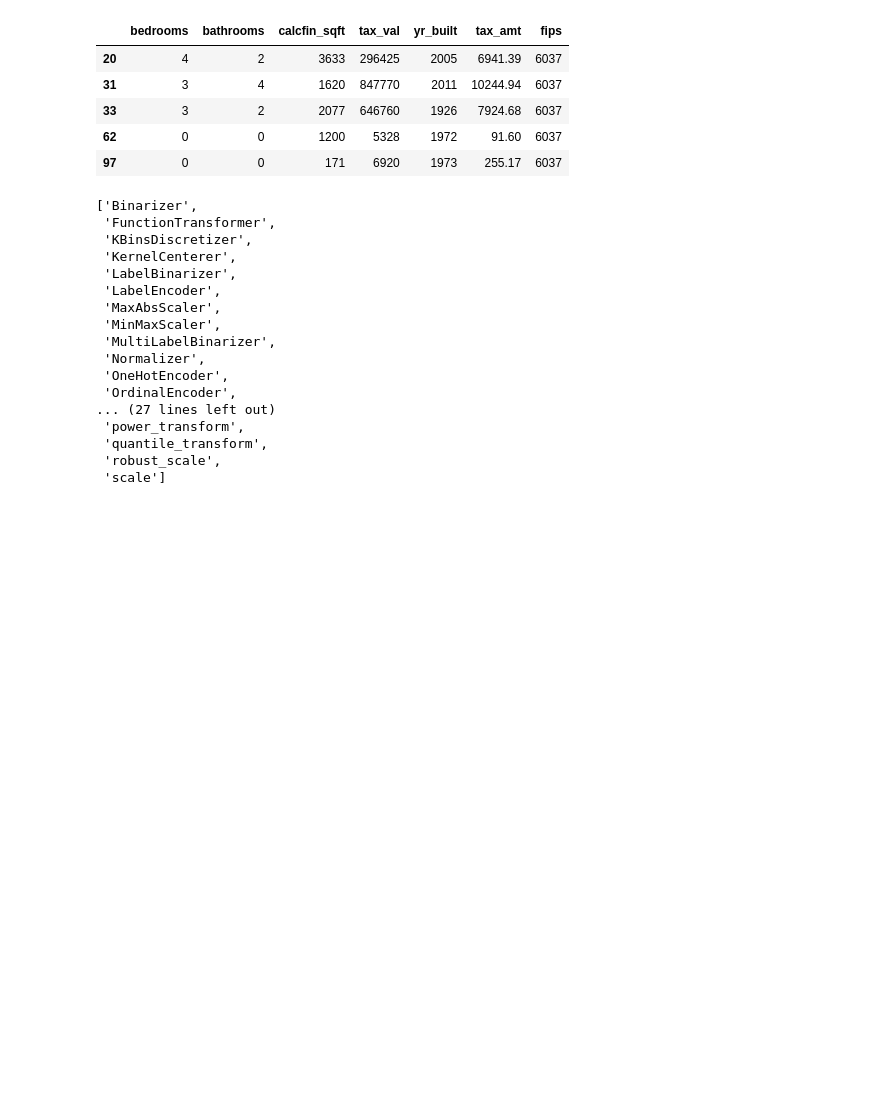
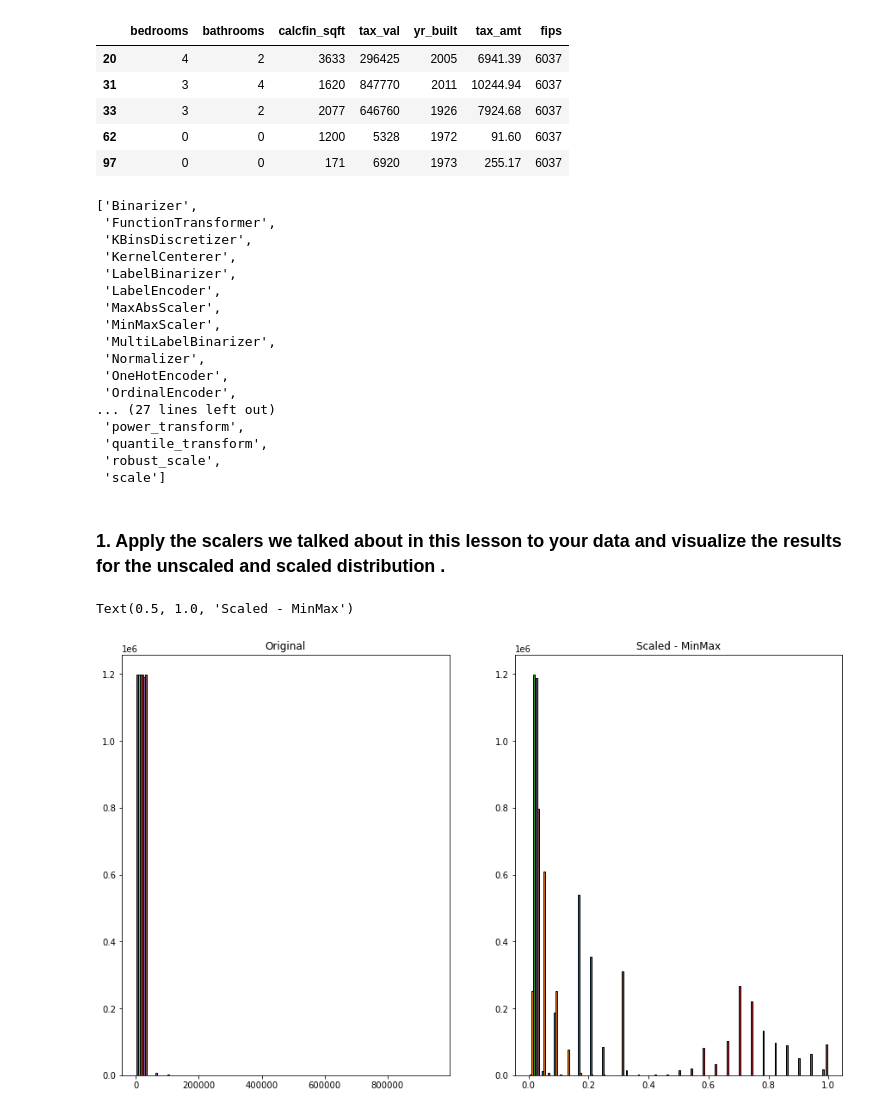
Before and after one commit to tarrencen/regression-exercises, a Jupyter notebook: scaling.ipynb, the cells around one changed output. Cells and saved outputs as stored; diff of their text form; code cells hidden in the pictures; blank space fills up the shorter version.

```diff
--- a/scaling.ipynb
+++ b/scaling.ipynb
@@ -75,13 +73,27 @@ y_validate = validate.tax_val
 
 X_test = test.drop(columns= ['tax_val'])
 y_test = test.tax_val
+# %% [markdown]
+### 1. Apply the scalers we talked about in this lesson to your data and visualize the results for the unscaled and scaled distribution .
 # %%
 # set up, fit, and apply MinMaxScaler
 
 min_max = scale.MinMaxScaler()
 
 min_max.fit(X_train)
 
 X_train_mm_scaled = min_max.transform(X_train)
 X_validate_mm_scaled = min_max.transform(X_validate)
 X_test_mm_scaled = min_max.transform(X_test)
+
+plt.figure(figsize=(15,9))
+plt.subplot(121)
+plt.hist(X_train, bins=25, ec='black')
+plt.title('Original')
+
+plt.subplot(122)
+plt.hist(X_train_mm_scaled, bins=25, ec='black')
+plt.title('Scaled - MinMax')
+# %% [output]
+Text(0.5, 1.0, 'Scaled - MinMax')
+[figure, added]
```
Also changed, not shown: parts of 12 cells of this notebook.
